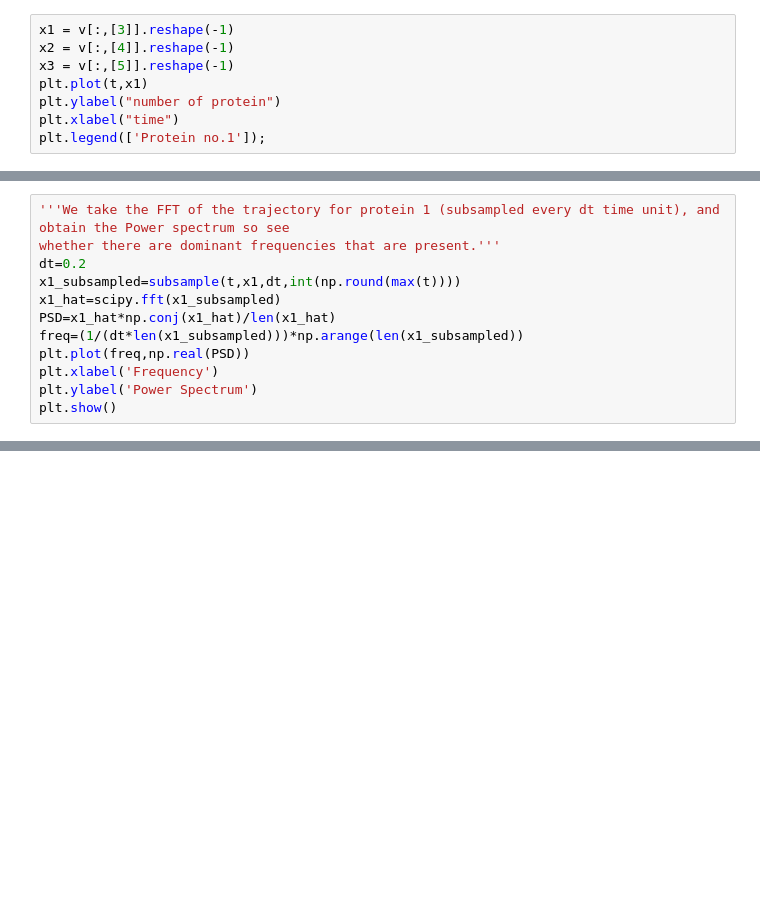
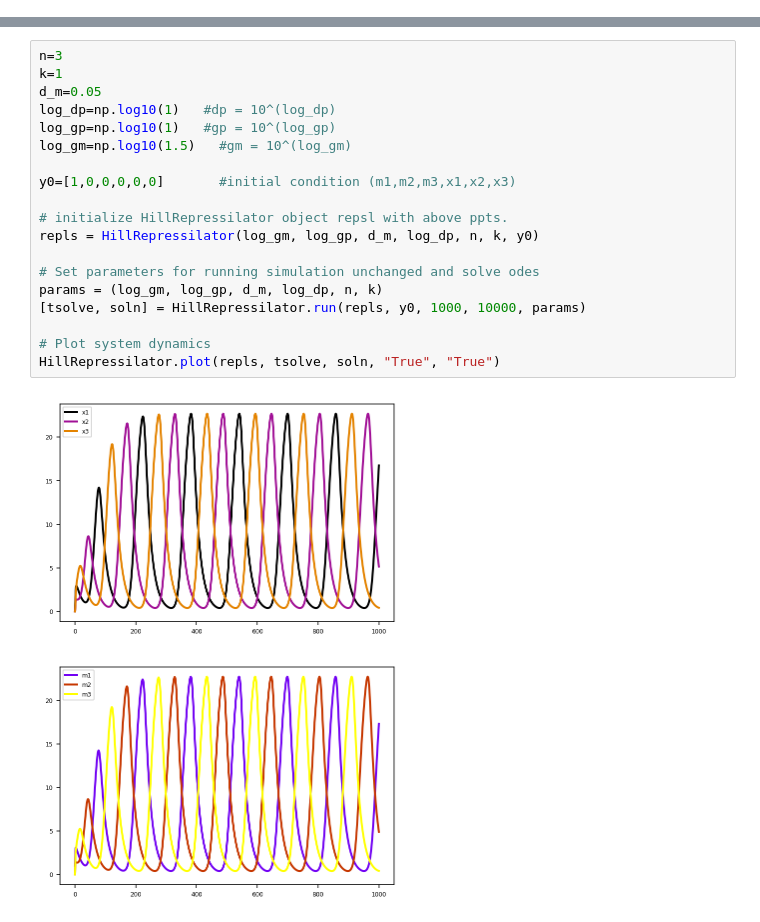
Before and after one commit to mvcortez/stochastic_process_bio, a Jupyter notebook: 4.3/4.3.ipynb, the cells around one changed output, grey strips where cells are left out. Saved outputs shown, nothing was run; the diff lists cells and outputs as text; blank space fills up the shorter version.

```diff
--- a/4.3/4.3.ipynb
+++ b/4.3/4.3.ipynb
@@ -60,8 +48,0 @@ plt.legend(['Protein no.1', 'Protein no.2', 'Protein no.3']);
-# %%
-x1 = v[:,[3]].reshape(-1)
-x2 = v[:,[4]].reshape(-1)
-x3 = v[:,[5]].reshape(-1)
-plt.plot(t,x1)
-plt.ylabel("number of protein")
-plt.xlabel("time")
-plt.legend(['Protein no.1']);
@@ -92,12 +48,0 @@ def subsample(t_x,x,dt,N):
-# %%
-'''We take the FFT of the trajectory for protein 1 (subsampled every dt time unit), and obtain the Power spectrum so see
-whether there are dominant frequencies that are present.'''
-dt=0.2
-x1_subsampled=subsample(t,x1,dt,int(np.round(max(t))))
-x1_hat=scipy.fft(x1_subsampled)
-PSD=x1_hat*np.conj(x1_hat)/len(x1_hat)
-freq=(1/(dt*len(x1_subsampled)))*np.arange(len(x1_subsampled))
-plt.plot(freq,np.real(PSD))
-plt.xlabel('Frequency')
-plt.ylabel('Power Spectrum')
-plt.show()
@@ -118,0 +162,22 @@ plt.show()
+# %%
+n=3
+k=1
+d_m=0.05
+log_dp=np.log10(1)   #dp = 10^(log_dp)
+log_gp=np.log10(1)   #gp = 10^(log_gp)
+log_gm=np.log10(1.5)   #gm = 10^(log_gm)
+
+y0=[1,0,0,0,0,0]       #initial condition (m1,m2,m3,x1,x2,x3)
+
+# initialize HillRepressilator object repsl with above ppts.
+repls = HillRepressilator(log_gm, log_gp, d_m, log_dp, n, k, y0)
+
+# Set parameters for running simulation unchanged and solve odes
+params = (log_gm, log_gp, d_m, log_dp, n, k)
+[tsolve, soln] = HillRepressilator.run(repls, y0, 1000, 10000, params)
+
+# Plot system dynamics
+HillRepressilator.plot(repls, tsolve, soln, "True", "True")
+# %% [output]
+[figure, added]
+[figure, added]
```
Also changed, not shown: parts of 25 cells of this notebook.
